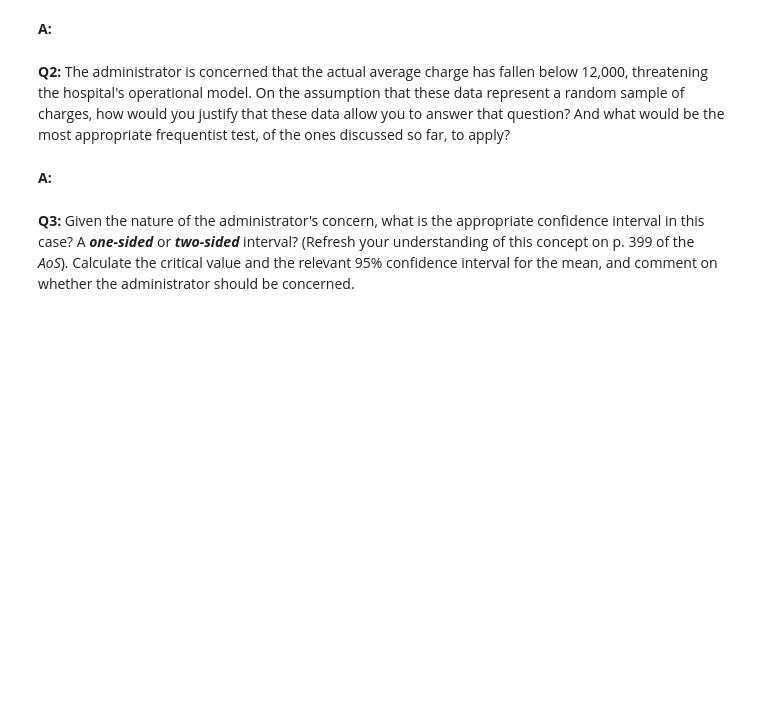
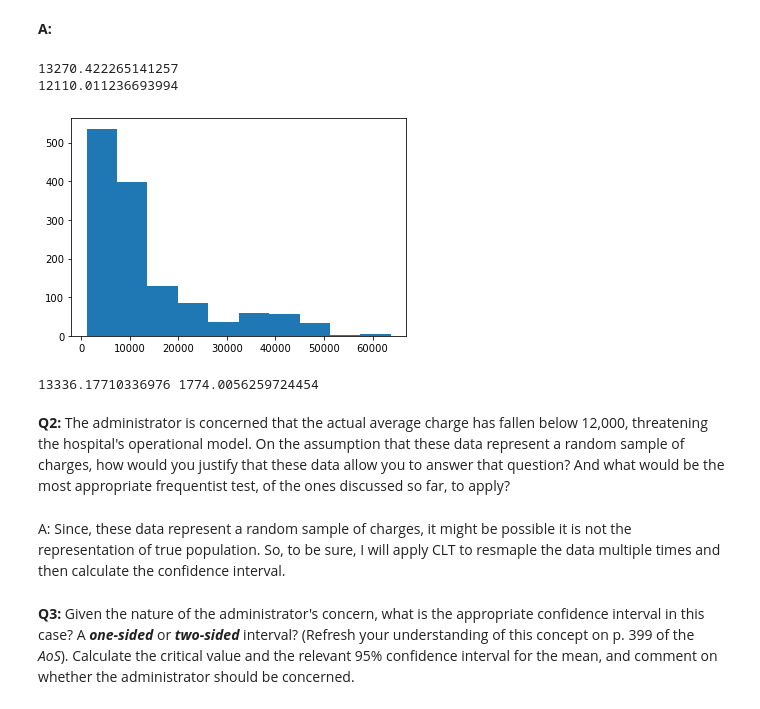
Before and after one commit to Pallavi43/DataScienceGuidedCapstone, a Jupyter notebook: Notebooks/Frequentist Inference Case Study - Part B (2).ipynb, the cells around one changed output. Drawn from its saved outputs; the diff is of its cells as text; code cells hidden in the pictures; blank space fills up the shorter version.

```diff
--- a/Notebooks/Frequentist Inference Case Study - Part B (2).ipynb
+++ b/Notebooks/Frequentist Inference Case Study - Part B (2).ipynb
@@ -33,7 +33,9 @@ import numpy as np
 import matplotlib.pyplot as plt
 from scipy.stats import t
 from numpy.random import seed
-medical = pd.read_csv('data/insurance2.csv')
+medical = pd.read_csv('insurance2.csv')
+from scipy.stats import norm
+from scipy import stats
 # %%
 medical.shape
 # %% [output]
@@ -51,9 +53,36 @@ medical.head()
 __Q1:__ Plot the histogram of charges and calculate the mean and standard deviation. Comment on the appropriateness of these statistics for the data.
 # %% [markdown]
 __A:__
+# %%
+plt.hist(medical['charges'])
+avg_charges = medical['charges'].mean()
+std_charges = medical['charges'].std()
+size = len(medical['charges'])
+print(avg_charges)
+print(std_charges)
+# %% [output]
+13270.422265141257
+12110.011236693994
+[figure, added]
+# %%
+def rand_pick(n):
+    return (np.random.choice(medical['charges'],n))
+
+clt_mean_list = []
+for i in range(500):
+    clt_mean_list.append(rand_pick(50).mean())
+
+clt_mean = np.mean(clt_mean_list)
+clt_std = np.std(clt_mean_list)
+
+
+print (clt_mean, clt_std)
+# %% [output]
+13336.17710336976 1774.0056259724454
 # %% [markdown]
 __Q2:__ The administrator is concerned that the actual average charge has fallen below 12,000, threatening the hospital's operational model. On the assumption that these data represent a random sample of charges, how would you justify that these data allow you to answer that question? And what would be the most appropriate frequentist test, of the ones discussed so far, to apply?
-# %% [markdown]
-__A:__
+# %% [markdown]
+A: Since, these data represent a random sample of charges, it might be possible it is not the representation of
+true population. So, to be sure, I will apply CLT to resmaple the data multiple times and then calculate the confidence interval.
 # %% [markdown]
 __Q3:__ Given the nature of the administrator's concern, what is the appropriate confidence interval in this case? A ***one-sided*** or ***two-sided*** interval? (Refresh your understanding of this concept on p. 399 of the *AoS*). Calculate the critical value and the relevant 95% confidence interval for the mean, and comment on whether the administrator should be concerned.
```
Also changed, not shown: parts of 12 cells of this notebook, 1 other file.
